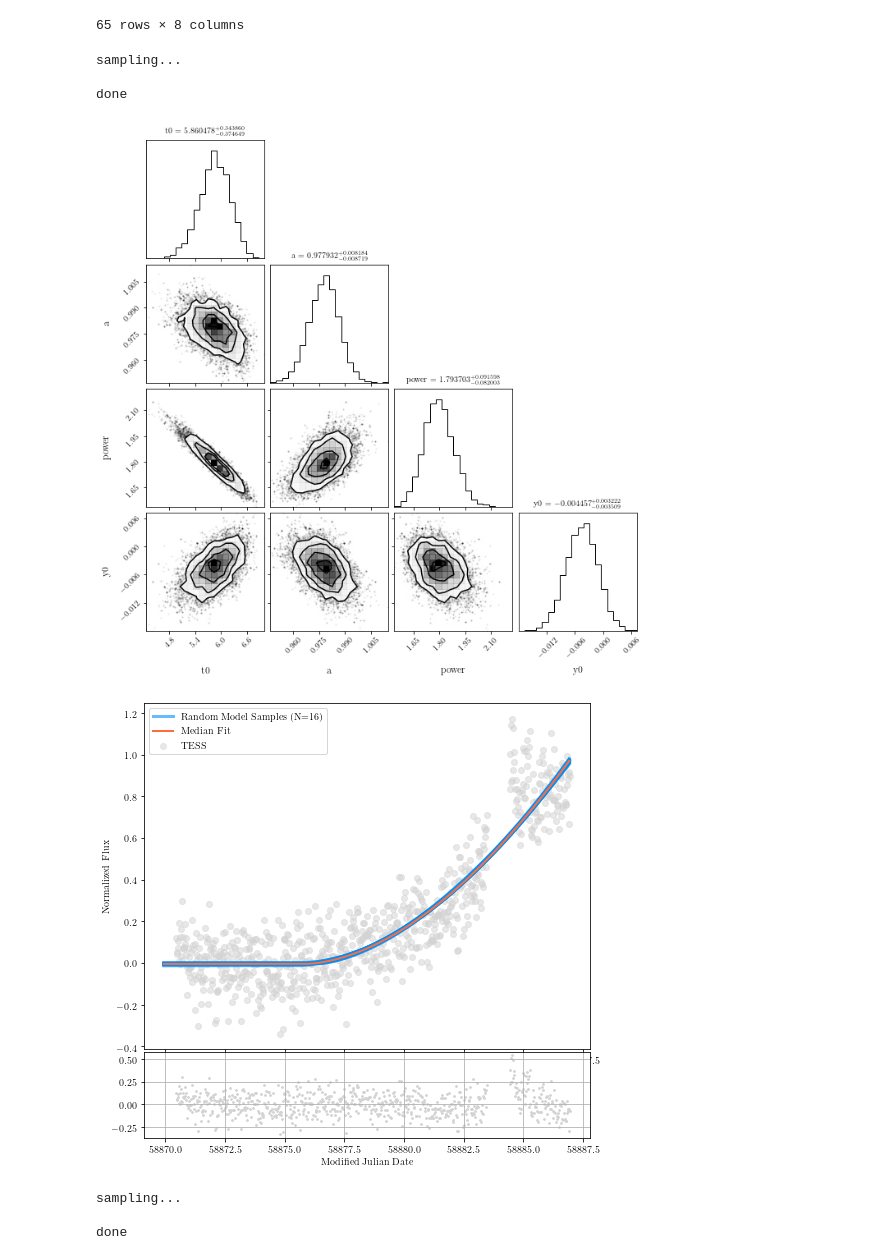
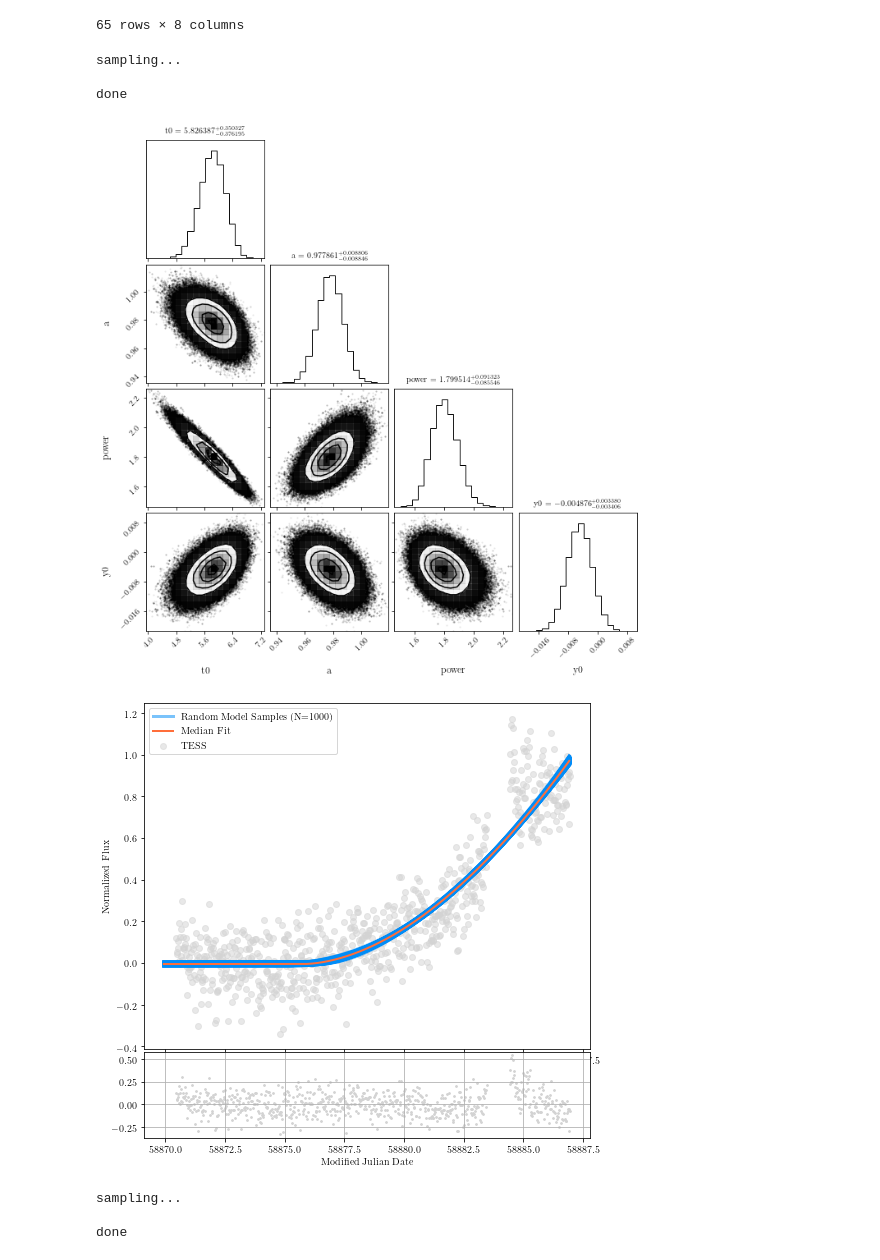
Before and after one commit to tylerbarna/BarnaSeniorHonorsThesis, a Jupyter notebook: sn2020bpi lightcurve modeling.ipynb, the cells around one changed output. Drawn from its saved outputs; the diff is of its cells as text; code cells hidden in the pictures.

```diff
--- a/sn2020bpi lightcurve modeling.ipynb
+++ b/sn2020bpi lightcurve modeling.ipynb
@@ -104,22 +104,22 @@ display(ztf_2020bpi_norm)
 # %%
 rolling_flux_min = tess_2020bpi_s21_a_mcmc_prime_norm['raw_flux'].rolling(24).median().min()
 tess_2020bpi_s21_a_mcmc_prime_zero_norm = tess_2020bpi_s21_a_mcmc_prime_norm[tess_2020bpi_s21_a_mcmc_prime_norm.mjd_0 >0.5].copy()
 tess_2020bpi_s21_a_mcmc_prime_zero_norm['raw_flux'] = (tess_2020bpi_s21_a_mcmc_prime_norm['raw_flux'] + abs(rolling_flux_min) -0.263)/3
 tess_2020bpi_s21_a_mcmc_prime_zero_norm['e_raw_flux'] = tess_2020bpi_s21_a_mcmc_prime_norm['e_raw_flux']/3
 
 guess = {'t0':6, 'a':1,'power':1.7,'y0':0}
 scale = {'t0':0.1, 'a':0.1,'power':0.1,'y0':0.01}
 fits, model= hammerTime(tess_2020bpi_s21_a_mcmc_prime_zero_norm, guess, scale,
-                            cutoff=17, nwalkers=8,nburn=100,nsteps=2100,
+                            cutoff=17, nwalkers=50,nburn=1000,nsteps=21000,
                             curveModel='dcRaw',
-                        savePlots=False,plotExt='.pdf',
+                        savePlots=True,plotExt='.pdf',fileNameExtras='earlyCut',
                             plotPal=('lightgrey','#008DF9','#FF6E3A','black'));
 # %% [output]
 sampling...
 
 done
-[figure, old version]
+[figure, new version]
-[figure, old version]
+[figure, new version]
 # %%
 guess = {'t0':7, 'a':1,'power':2,'y0':-0.01}
 scale = {'t0':0.2, 'a':0.1,'power':0.1,'y0':0.01}
```
Also changed, not shown: parts of 1 cell of this notebook, 20 other files.
